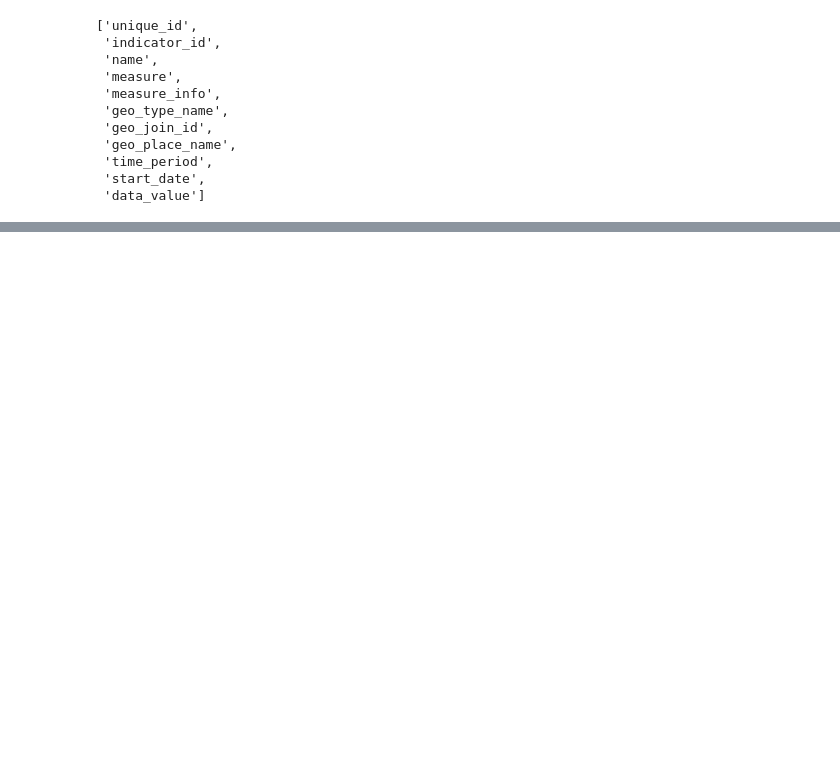
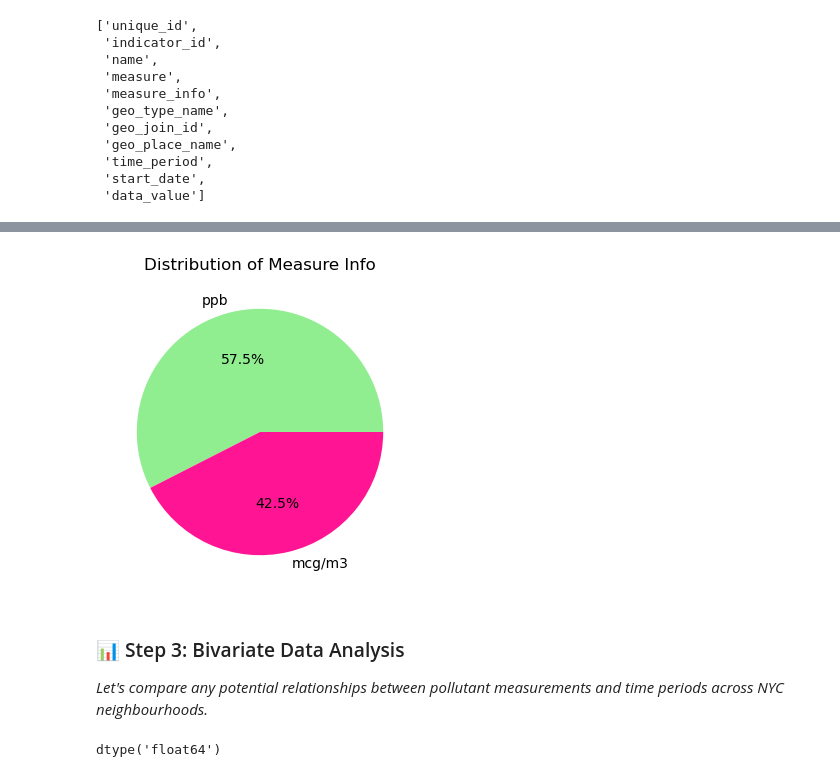
Before and after one commit to JenDPoueymirou/DataPortfolioProject1, a Jupyter notebook: notebooks/tiffany_eda.ipynb, the cells around one changed output, grey strips where cells are left out. Cells and saved outputs as stored; diff of their text form; code cells hidden in the pictures; blank space fills up the shorter version.

```diff
--- a/notebooks/tiffany_eda.ipynb
+++ b/notebooks/tiffany_eda.ipynb
@@ -82,0 +96,15 @@ plt.show()
+# %%
+df['measure_info'].value_counts().plot(kind='pie', figsize=(12,4), colors=['lightgreen', 'deeppink'], autopct='%1.1f%%')
+
+plt.title('Distribution of Measure Info')
+
+plt.show()
+# %% [output]
+[figure, added]
+# %% [markdown]
+###  📊 Step 3: Bivariate Data Analysis ###
+*Let's compare any potential relationships between pollutant measurements and time periods across NYC neighbourhoods.*
+# %%
+df['data_value'].dtype
+# %% [output]
+dtype('float64')
```
Also changed, not shown: parts of 16 cells of this notebook, 3 other files.
